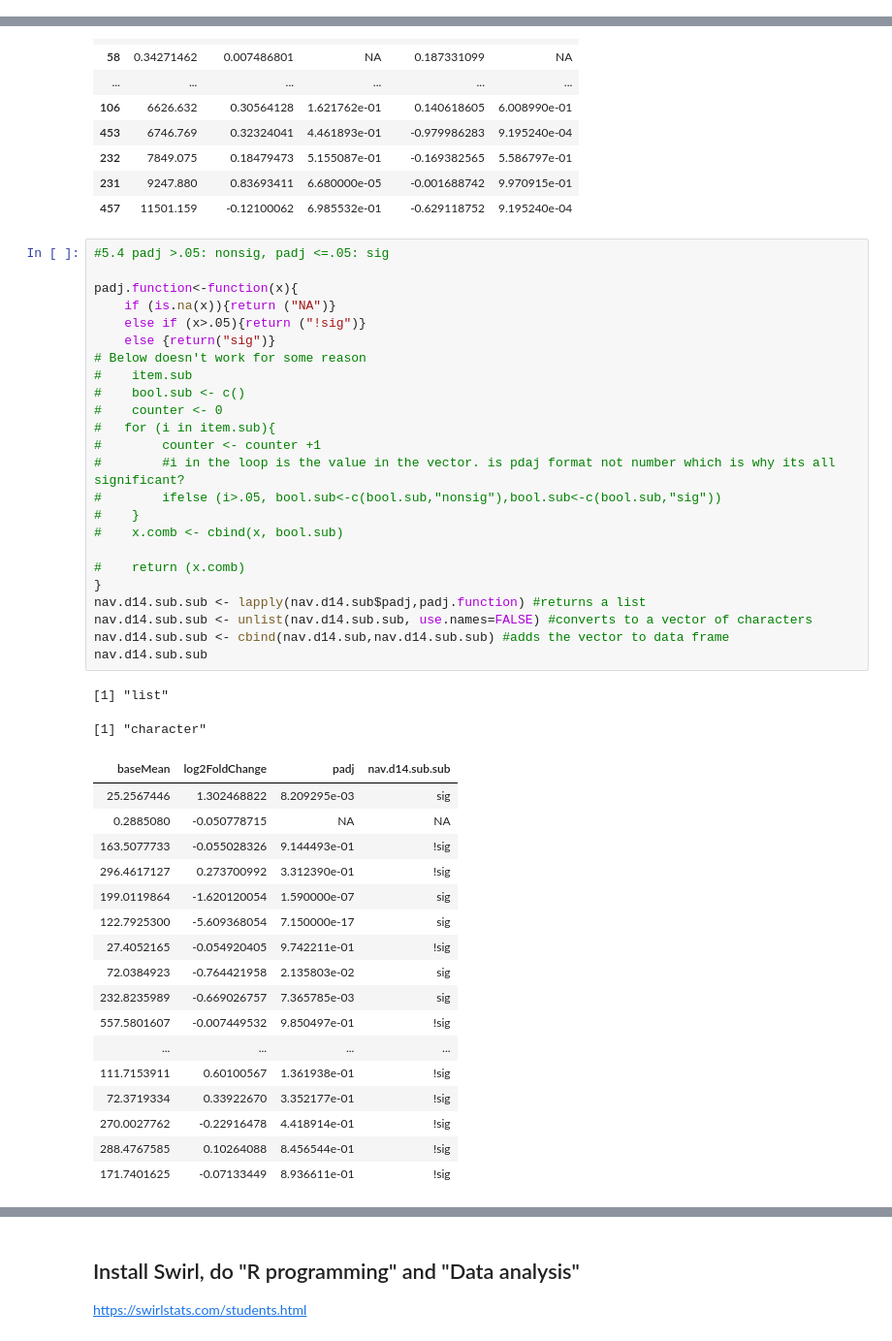
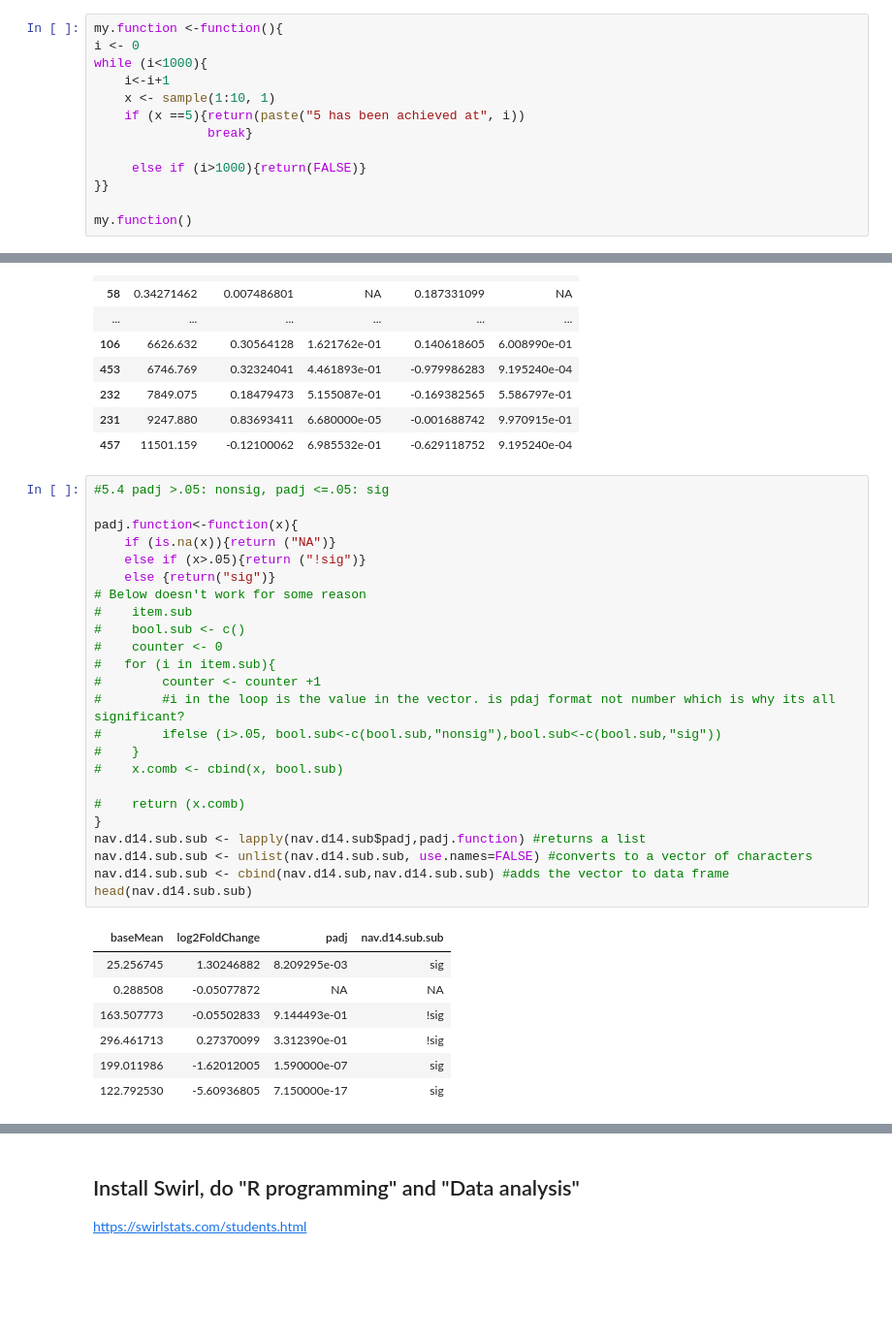
Before and after one commit to turoger/Applied-Bioinformatics-HW, a Jupyter notebook: Unit1-module2-R/R.intro.2.ipynb, the cells around one changed output, grey strips where cells are left out. Shown at 97% size. Drawn from its saved outputs; the diff is of its cells as text; blank space fills up the shorter version.

```diff
--- a/Unit1-module2-R/R.intro.2.ipynb
+++ b/Unit1-module2-R/R.intro.2.ipynb
@@ -460,0 +463,13 @@ write.table(nav.d14.sub.sig.all.srt,row.names=FALSE, "nav.d14.sub.sig.all.srt.cs
+# %%
+my.function <-function(){
+i <- 0
+while (i<1000){
+    i<-i+1
+    x <- sample(1:10, 1)
+    if (x ==5){return(paste("5 has been achieved at", i))
+               break}
+
+     else if (i>1000){return(FALSE)}
+}}
+
+my.function()
@@ -638,44 +655,32 @@ nav.d14.sub.comb.sort
 # %%
 #5.4 padj >.05: nonsig, padj <=.05: sig
 
 padj.function<-function(x){
     if (is.na(x)){return ("NA")}
     else if (x>.05){return ("!sig")}
     else {return("sig")}
 # Below doesn't work for some reason
 #    item.sub
 #    bool.sub <- c()
 #    counter <- 0
 #   for (i in item.sub){
 #        counter <- counter +1
 #        #i in the loop is the value in the vector. is pdaj format not number which is why its all significant?
 #        ifelse (i>.05, bool.sub<-c(bool.sub,"nonsig"),bool.sub<-c(bool.sub,"sig"))
 #    }
 #    x.comb <- cbind(x, bool.sub)
 
 #    return (x.comb)
 }
 nav.d14.sub.sub <- lapply(nav.d14.sub$padj,padj.function) #returns a list
 nav.d14.sub.sub <- unlist(nav.d14.sub.sub, use.names=FALSE) #converts to a vector of characters
 nav.d14.sub.sub <- cbind(nav.d14.sub,nav.d14.sub.sub) #adds the vector to data frame
-nav.d14.sub.sub
+head(nav.d14.sub.sub)
 # %% [output]
-[1] "list"
-[1] "character"
 | baseMean | log2FoldChange | padj | nav.d14.sub.sub |
-| 25.2567446 | 1.302468822 | 8.209295e-03 | sig |
-| 0.2885080 | -0.050778715 | NA | NA |
-| 163.5077733 | -0.055028326 | 9.144493e-01 | !sig |
-| 296.4617127 | 0.273700992 | 3.312390e-01 | !sig |
-| 199.0119864 | -1.620120054 | 1.590000e-07 | sig |
-| 122.7925300 | -5.609368054 | 7.150000e-17 | sig |
-| 27.4052165 | -0.054920405 | 9.742211e-01 | !sig |
-| 72.0384923 | -0.764421958 | 2.135803e-02 | sig |
-| 232.8235989 | -0.669026757 | 7.365785e-03 | sig |
-| 557.5801607 | -0.007449532 | 9.850497e-01 | !sig |
-| ... | ... | ... | ... |
-| 111.7153911 | 0.60100567 | 1.361938e-01 | !sig |
-| 72.3719334 | 0.33922670 | 3.352177e-01 | !sig |
-| 270.0027762 | -0.22916478 | 4.418914e-01 | !sig |
-| 288.4767585 | 0.10264088 | 8.456544e-01 | !sig |
-| 171.7401625 | -0.07133449 | 8.936611e-01 | !sig |
+| 25.256745 | 1.30246882 | 8.209295e-03 | sig |
+| 0.288508 | -0.05077872 | NA | NA |
+| 163.507773 | -0.05502833 | 9.144493e-01 | !sig |
+| 296.461713 | 0.27370099 | 3.312390e-01 | !sig |
+| 199.011986 | -1.62012005 | 1.590000e-07 | sig |
+| 122.792530 | -5.60936805 | 7.150000e-17 | sig |
```
Also changed, not shown: parts of 4 cells of this notebook, 2 other files.
